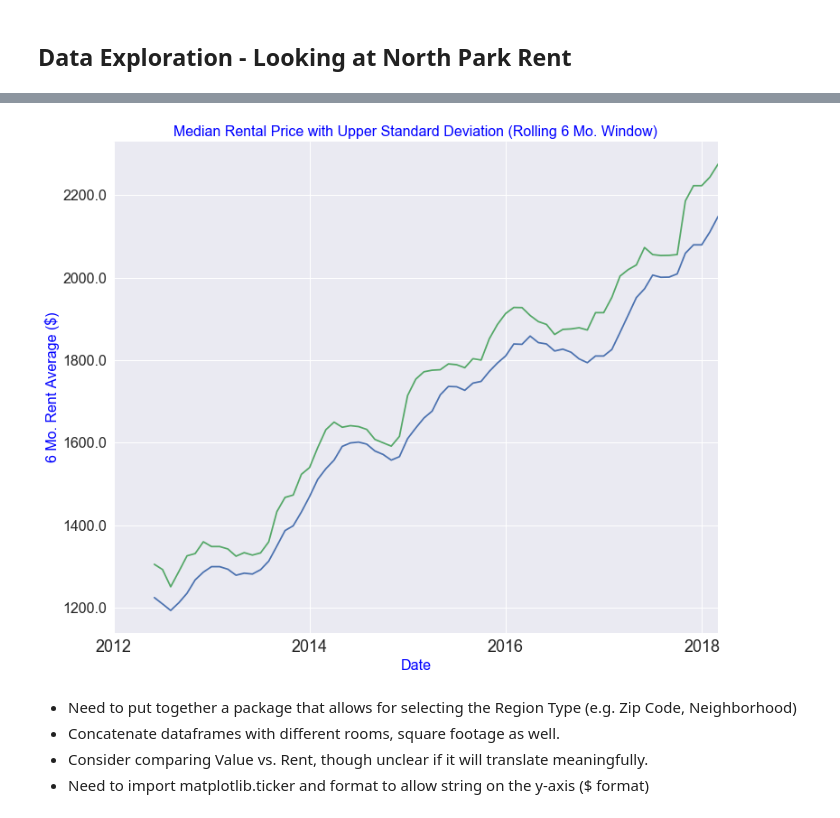
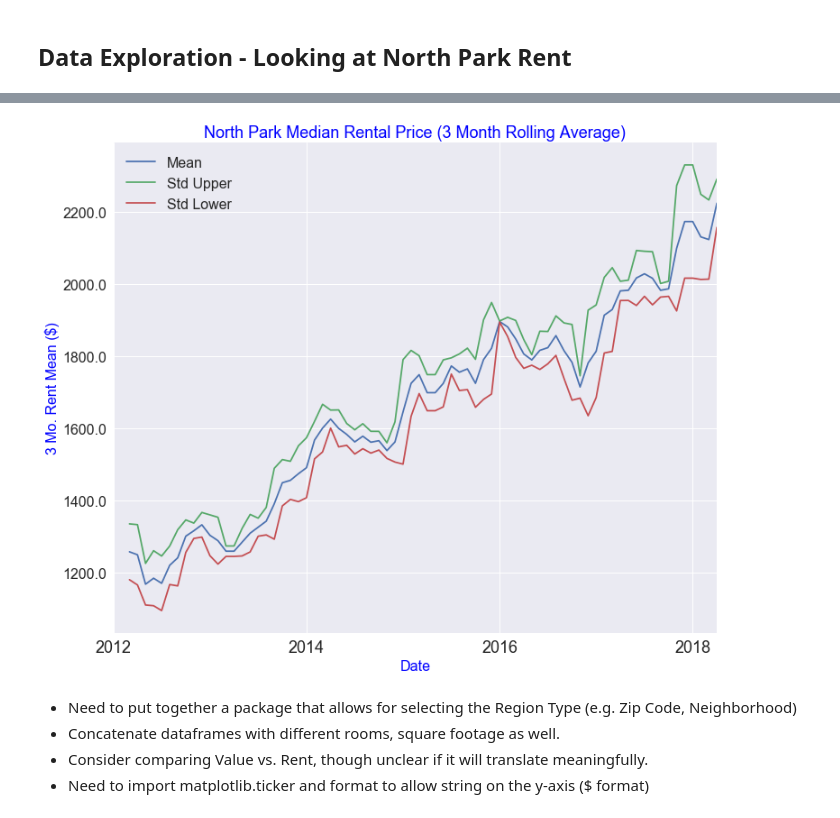
Before and after one commit to MichaelNormandyGavin/Zillow-Apartments, a Jupyter notebook: zillow_eda.ipynb, the cells around one changed output, grey strips where cells are left out. Drawn from its saved outputs; the diff is of its cells as text; code cells hidden in the pictures.

```diff
--- a/zillow_eda.ipynb
+++ b/zillow_eda.ipynb
@@ -122,17 +120,23 @@ zri_all_homes.head()
 # %%
-ax=North_Park_melted.rolling(6).mean()['RentalPrice'].plot(figsize=(12,10))
-North_Park_melted.rolling(6).std().add(North_Park_melted.rolling(6).mean())['RentalPrice'].plot(ax=ax)
-#North_Park_melted.rolling(3).mean().sub(North_Park_melted.rolling(3).std())['RentalPrice'].plot(ax=ax)
-plt.title('Median Rental Price with Upper Standard Deviation (Rolling 6 Mo. Window)',fontsize=16,color='blue')
+ax = North_Park_melted.rolling(3).mean()['RentalPrice'].plot(figsize=(12,10))
+
+North_Park_melted.rolling(3).std().add(North_Park_melted.rolling(3).mean())['RentalPrice'].plot(ax=ax)
+
+North_Park_melted['RentalPrice'].rolling(3).mean().sub(North_Park_melted['RentalPrice'].rolling(3).std()).plot(ax=ax)
+
 ax.set_xticks(['2012','2014','2016','2018'])
 ax.set_xticklabels(['2012','2014','2016','2018'],fontdict={'fontsize':18})
 #ax.set_yticks('1200','1400','1600','1800','2000','2200'])
 ax.set_yticklabels(ax.get_yticks(),fontdict={'fontsize':16})
 ax.set_xlabel('Date',fontsize=16,color='blue')
-ax.set_ylabel('6 Mo. Rent Average ($)',fontsize=16,color='blue')
+ax.set_ylabel('3 Mo. Rent Mean ($)',fontsize=16,color='blue')
+
+plt.title('North Park Median Rental Price (3 Month Rolling Average)',fontsize=18,color='blue')
+plt.legend(['Mean','Std Upper','Std Lower'],fontsize=16)
+
 plt.show()
 # %% [output]
-[figure, old version]
+[figure, new version]
 # %% [markdown]
 - Need to put together a package that allows for selecting the Region Type (e.g. Zip Code, Neighborhood)
 - Concatenate dataframes with different rooms, square footage as well.
```
Also changed, not shown: parts of 16 cells of this notebook.
